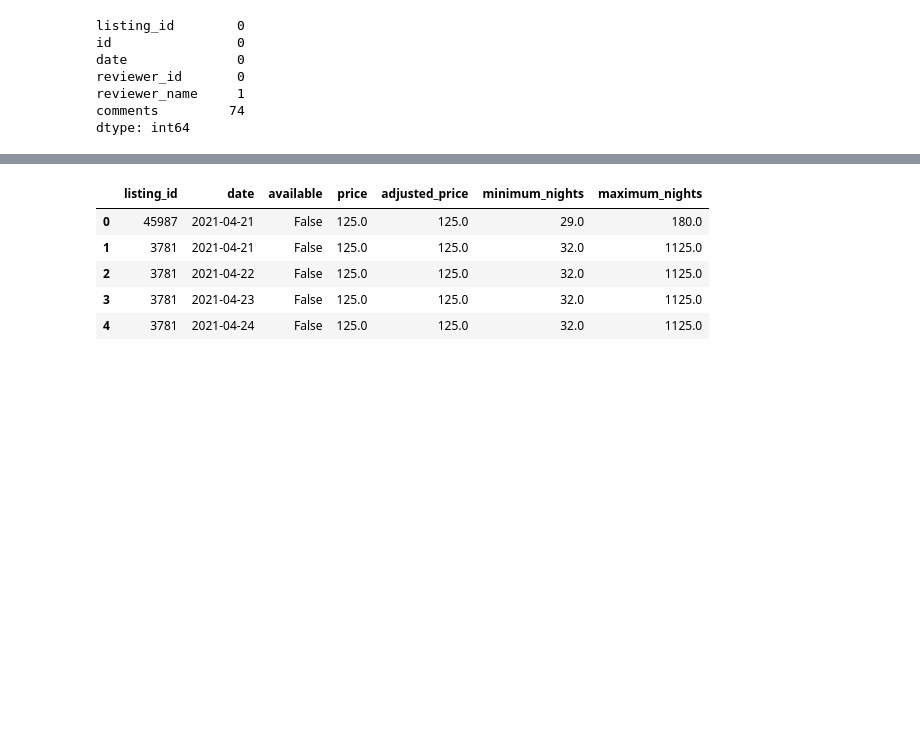
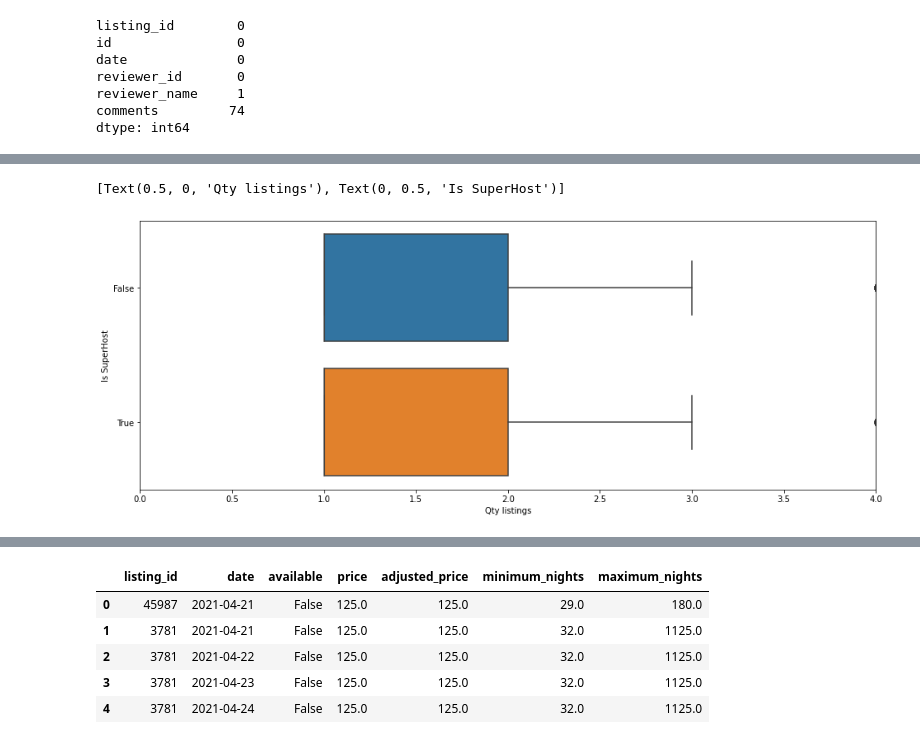
Before and after one commit to GuiOli91/Airbnb_2021Boston, a Jupyter notebook: Airbnb_Exploratory.ipynb, the cells around one changed output, grey strips where cells are left out. Saved outputs shown, nothing was run; the diff lists cells and outputs as text; code cells hidden in the pictures; blank space fills up the shorter version.

```diff
--- a/Airbnb_Exploratory.ipynb
+++ b/Airbnb_Exploratory.ipynb
@@ -105,0 +171,3 @@ a[a['host_total_listings_count'] > 0].groupby('host_is_superhost').agg({'host_to
+# %%
+host_listing = listing.groupby('host_id').agg({'host_total_listings_count': 'mean', 'host_is_superhost': 'first', 'id':'count'})
+host_listing.rename(mapper = {'id': 'count_Listings_Boston'}, axis = 1, inplace= True)
@@ -105,0 +227,10 @@ a[a['host_total_listings_count'] > 0].groupby('host_is_superhost').agg({'host_to
+# %%
+plt.figure(figsize=(16,6))
+plt.xlim(right = 4)
+sns.boxplot(data = host_listing,
+            x = 'count_Listings_Boston',
+            y = 'host_is_superhost').set(xlabel='Qty listings',
+                                         ylabel='Is SuperHost')
+# %% [output]
+[Text(0.5, 0, 'Qty listings'), Text(0, 0.5, 'Is SuperHost')]
+[figure, added]
```
Also changed, not shown: parts of 64 cells of this notebook.
